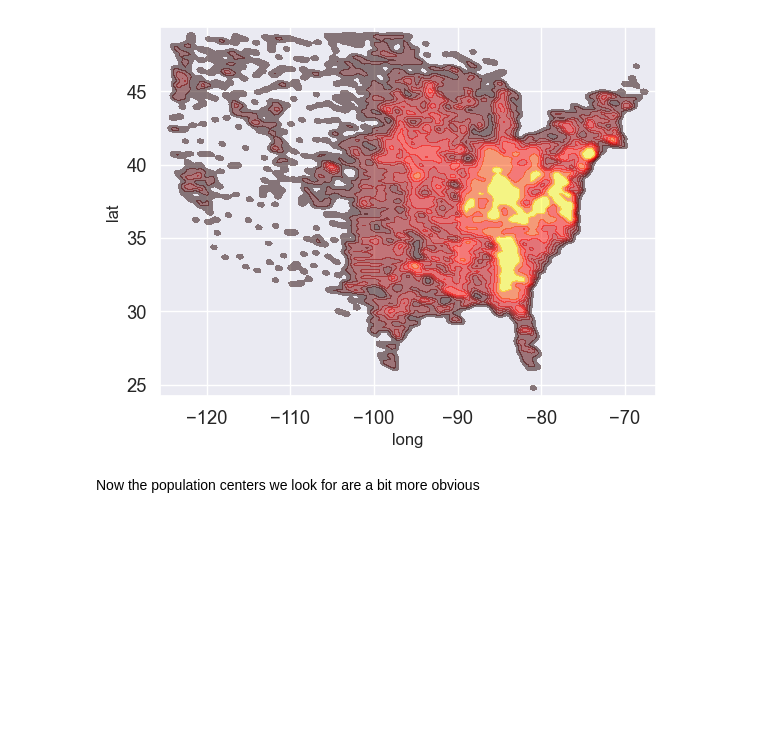
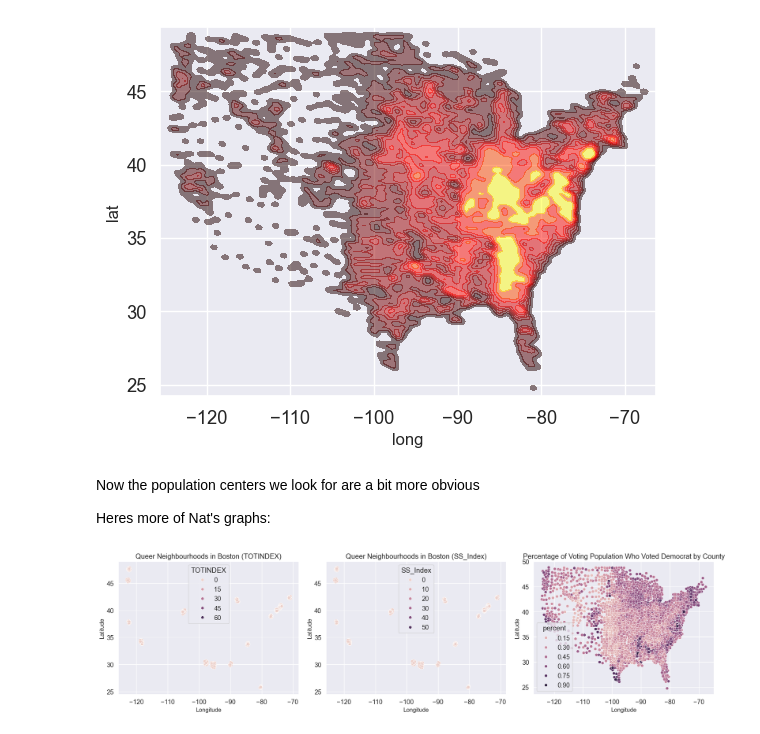
Before and after one commit to almsam/data-analysis-project-remastered, a Jupyter notebook: part 3 - political allignment.ipynb, the cells around one changed output. Drawn from its saved outputs; the diff is of its cells as text; code cells hidden in the pictures; blank space fills up the shorter version.

```diff
--- a/part 3 - political allignment.ipynb
+++ b/part 3 - political allignment.ipynb
@@ -124,3 +124,21 @@ sns.kdeplot(data=pol, x="long", y="lat", fill=True, cmap="hot", bw_adjust=0.15,
 [figure]
 # %% [markdown]
 Now the population centers we look for are a bit more obvious
+
+Heres more of Nat's graphs:
+# %%
+
+fig, axes = plt.subplots(1, 3, figsize=(18, 5)) #messed with figure size
+
+plot_ny_scatter1 = sns.scatterplot(ax=axes[0], data=gb, x="long", y="lat", hue="TOTINDEX")
+axes[0].set(xlabel="Longitude", ylabel="Latitude", title="Queer Neighbourhoods in Boston (TOTINDEX)")
+
+plot_ny_scatter2 = sns.scatterplot(ax=axes[1], data=gb, x="long", y="lat", hue="SS_Index")
+axes[1].set(xlabel="Longitude", ylabel="Latitude", title="Queer Neighbourhoods in Boston (SS_Index)")
+
+plot_democrat_scatter = sns.scatterplot(ax=axes[2], data=pol, x="long", y="lat", hue="percent")
+axes[2].set(xlabel="Longitude", ylabel="Latitude", title="Percentage of Voting Population Who Voted Democrat by County")
+
+plt.tight_layout(); plt.show()
+# %% [output]
+[figure, added]
```
